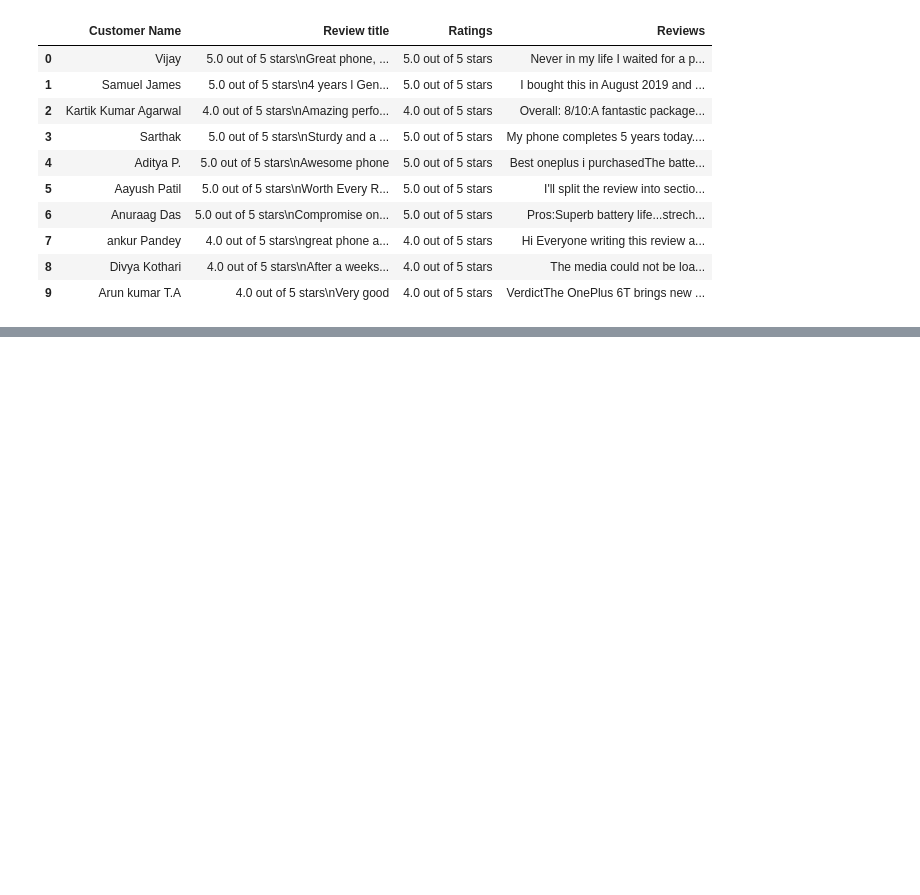
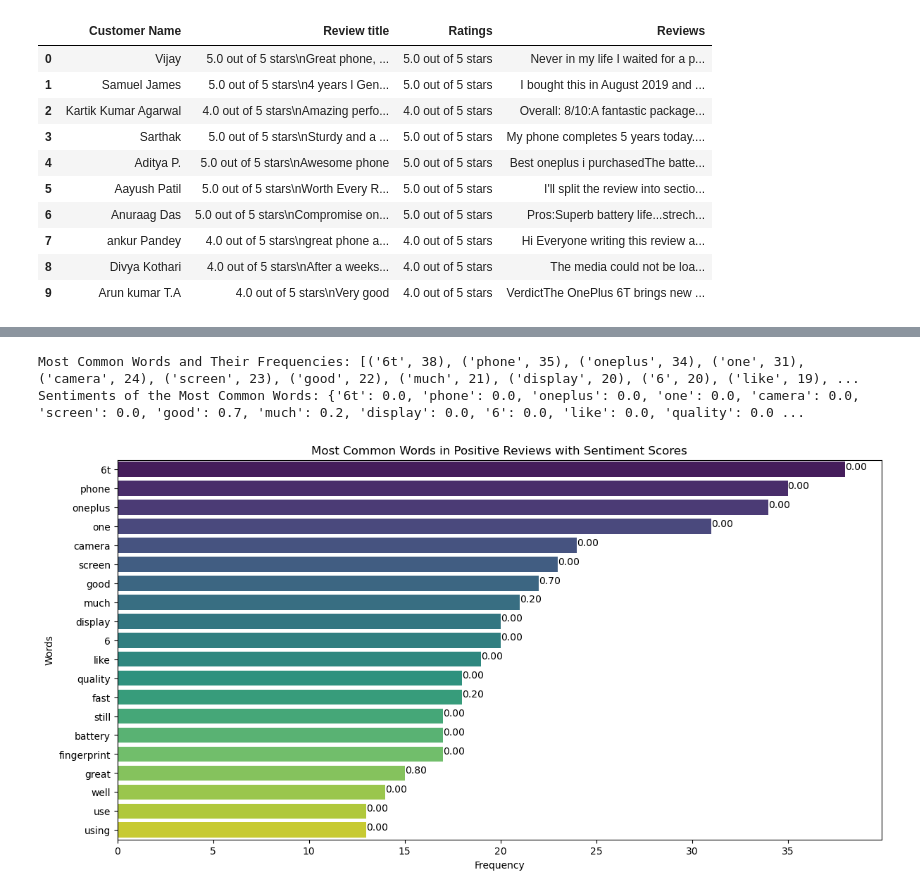
Before and after one commit to AnanyaVAdiga/Web-scraping-on-Amazon, a Jupyter notebook: Web Scraping - Amazon Product Reviews.ipynb, the cells around one changed output, grey strips where cells are left out. Drawn from its saved outputs; the diff is of its cells as text; code cells hidden in the pictures; blank space fills up the shorter version.

```diff
--- a/Web Scraping - Amazon Product Reviews.ipynb
+++ b/Web Scraping - Amazon Product Reviews.ipynb
@@ -427,0 +493,11 @@ df.to_csv(r'C:\Users\ananya\reviews.csv',index=True)
+# %%
+from collections import Counter
+
+# Count the frequency of each word
+word_freq = Counter(filtered_tokens)
+
+# Get the most common words
+most_common_words = word_freq.most_common(20)
+
+# Display the most common words
+print(most_common_words)
@@ -427,0 +508,8 @@ df.to_csv(r'C:\Users\ananya\reviews.csv',index=True)
+# %%
+from textblob import TextBlob
+
+# Perform sentiment analysis on the most frequent words
+sentiments = {word: TextBlob(word).sentiment.polarity for word, _ in most_common_words}
+
+# Display the sentiments of the most common words
+print(sentiments)
@@ -427,0 +539,35 @@ df.to_csv(r'C:\Users\ananya\reviews.csv',index=True)
+# %%
+# Display the results
+print("Most Common Words and Their Frequencies:", most_common_words)
+print("Sentiments of the Most Common Words:", sentiments)
+# %% [output]
+Most Common Words and Their Frequencies: [('6t', 38), ('phone', 35), ('oneplus', 34), ('one', 31), ('camera', 24), ('screen', 23), ('good', 22), ('much', 21), ('display', 20), ('6', 20), ('like', 19), ...
+Sentiments of the Most Common Words: {'6t': 0.0, 'phone': 0.0, 'oneplus': 0.0, 'one': 0.0, 'camera': 0.0, 'screen': 0.0, 'good': 0.7, 'much': 0.2, 'display': 0.0, '6': 0.0, 'like': 0.0, 'quality': 0.0 ...
+# %%
+import matplotlib.pyplot as plt
+import seaborn as sns
+# Create a DataFrame for plotting
+words = [word for word, _ in most_common_words]
+frequencies = [freq for _, freq in most_common_words]
+polarities = [sentiments[word] for word in words]
+
+df_plot = pd.DataFrame({
+    'Word': words,
+    'Frequency': frequencies,
+    'Sentiment': polarities
+})
+
+# Plotting
+plt.figure(figsize=(14, 7))
+sns.barplot(x='Frequency', y='Word', data=df_plot, palette='viridis')
+
+# Adding sentiment scores
+for index, value in enumerate(df_plot['Frequency']):
+    plt.text(value, index, f'{df_plot["Sentiment"][index]:.2f}', color='black', ha="left")
+
+plt.title('Most Common Words in Positive Reviews with Sentiment Scores')
+plt.xlabel('Frequency')
+plt.ylabel('Words')
+plt.show()
+# %% [output]
+[figure, added]
```
Also changed, not shown: parts of 13 cells of this notebook.
